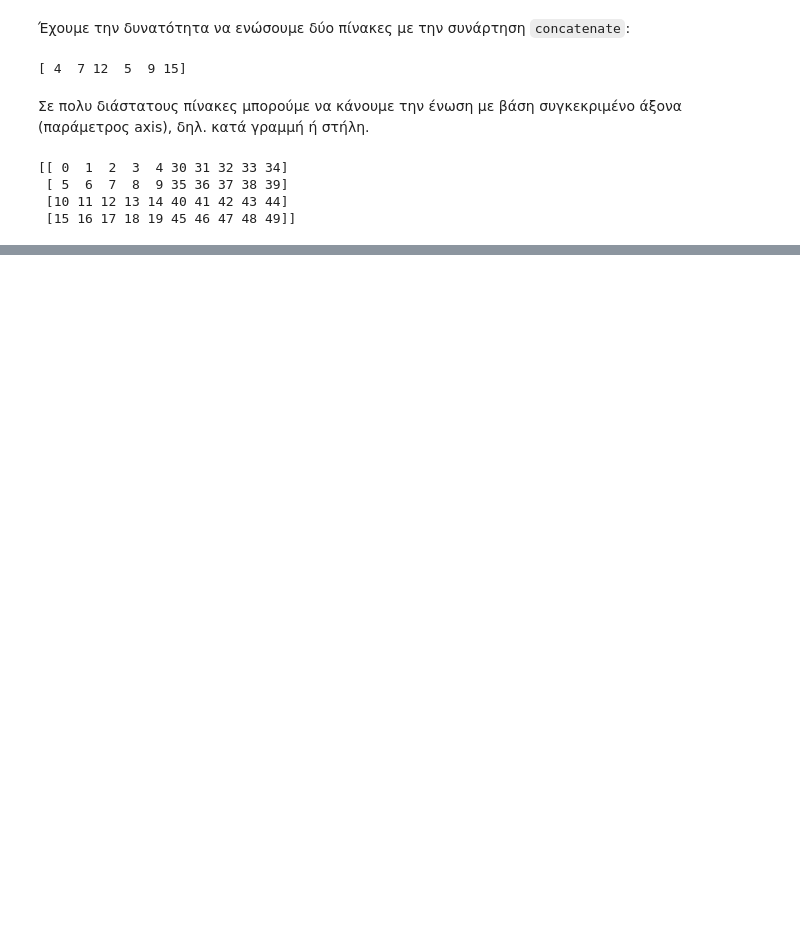
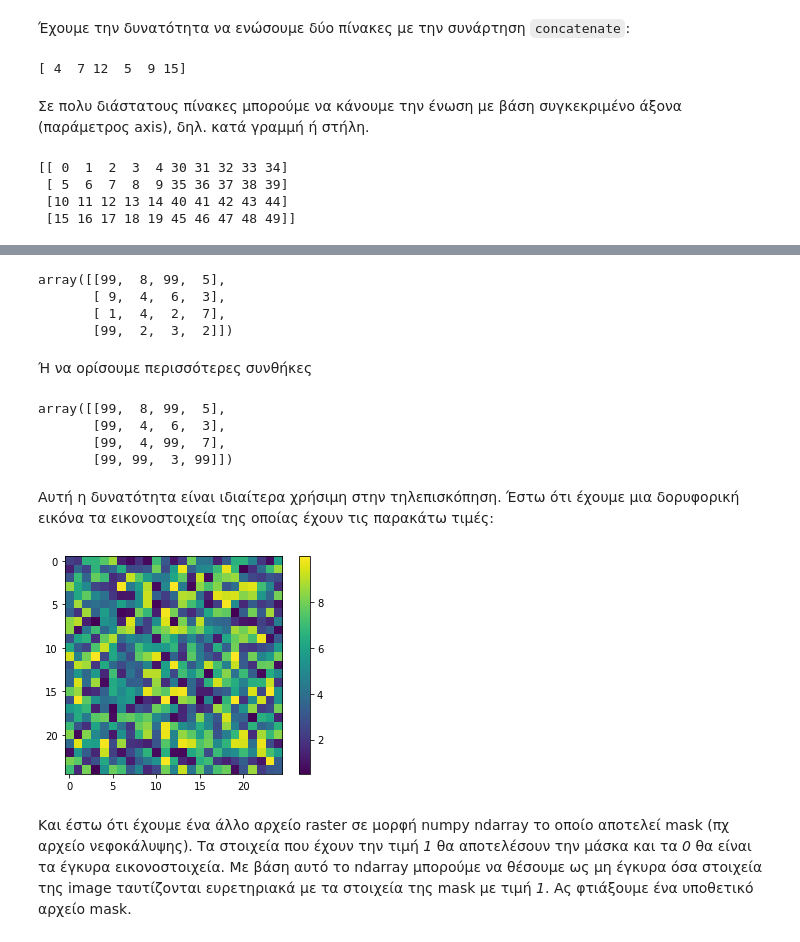
Before and after one commit to kokkytos/programming, a Jupyter notebook: _build/jupyter_execute/notebooks/Lesson_11.ipynb, the cells around one changed output, grey strips where cells are left out. Saved outputs shown, nothing was run; the diff lists cells and outputs as text; code cells hidden in the pictures; blank space fills up the shorter version.

```diff
--- a/_build/jupyter_execute/notebooks/Lesson_11.ipynb
+++ b/_build/jupyter_execute/notebooks/Lesson_11.ipynb
@@ -506,0 +603,30 @@ print(con)
+# %%
+x[x == 10] = 99
+x
+# %% [output]
+array([[99,  8, 99,  5],
+       [ 9,  4,  6,  3],
+       [ 1,  4,  2,  7],
+       [99,  2,  3,  2]])
+# %% [markdown]
+Ή να ορίσουμε περισσότερες συνθήκες
+# %%
+x[(x<3) | (x>8)] = 99
+x
+# %% [output]
+array([[99,  8, 99,  5],
+       [99,  4,  6,  3],
+       [99,  4, 99,  7],
+       [99, 99,  3, 99]])
+# %% [markdown]
+Αυτή η δυνατότητα είναι ιδιαίτερα χρήσιμη στην τηλεπισκόπηση. Έστω ότι έχουμε μια δορυφορική εικόνα τα εικονοστοιχεία της οποίας έχουν τις παρακάτω τιμές:
+# %%
+image = np.random.uniform(low=0.5, high=10, size=(25,25))
+# %%
+plt.imshow(image)
+plt.colorbar()
+plt.show()
+# %% [output]
+[figure, added]
+# %% [markdown]
+Και έστω ότι έχουμε ένα άλλο αρχείο raster σε μορφή numpy ndarray το οποίο αποτελεί mask (πχ αρχείο νεφοκάλυψης). Τα στοιχεία που έχουν την τιμή *1* θα αποτελέσουν την μάσκα και τα *0* θα είναι τα έγκυρα εικονοστοιχεία. Με βάση αυτό το ndarray μπορούμε να θέσουμε ως μη έγκυρα όσα στοιχεία της image ταυτίζονται ευρετηριακά με τα στοιχεία της mask με τιμή *1*. Ας φτιάξουμε ένα υποθετικό αρχείο mask.
```
Also changed, not shown: parts of 50 cells of this notebook, 47 other files.
